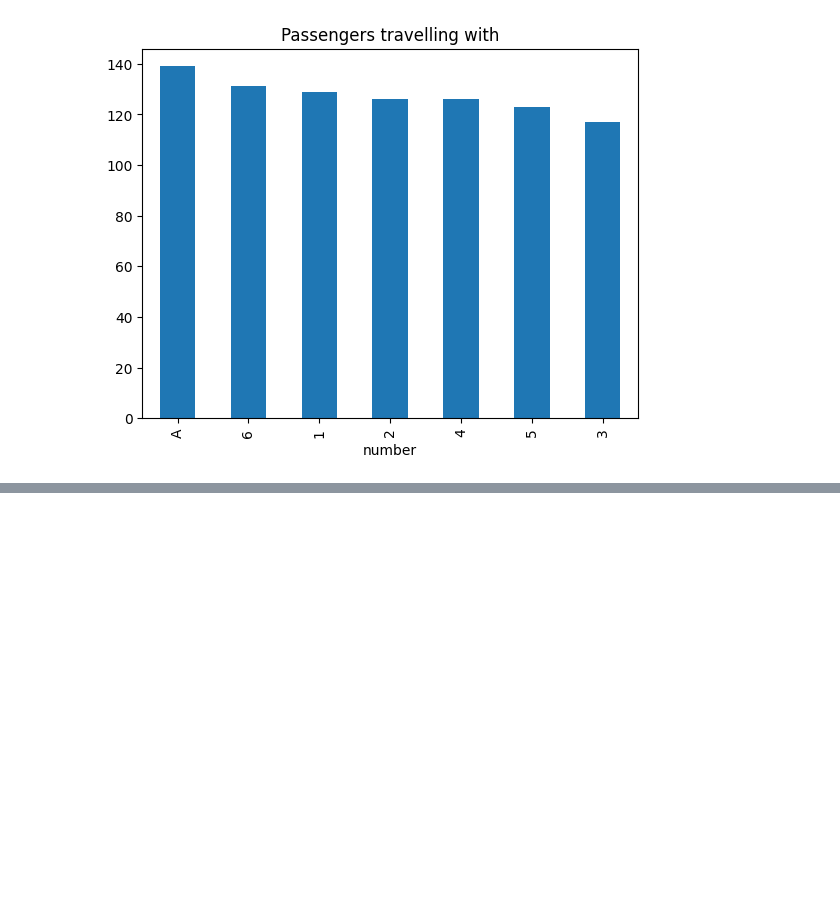
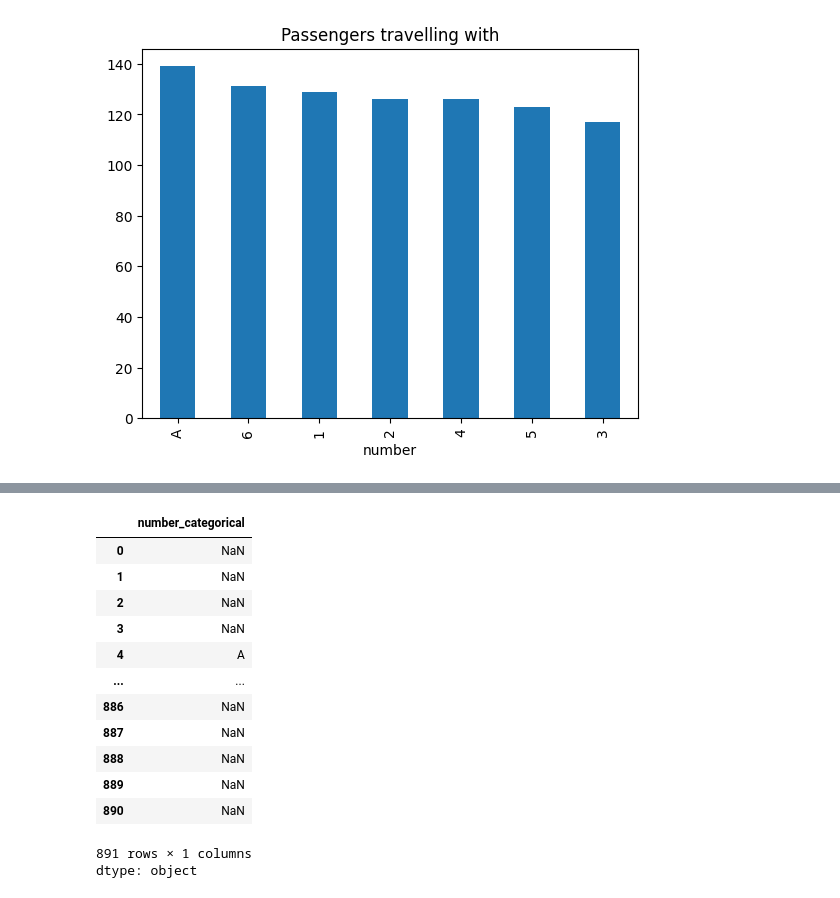
Before and after one commit to Muhammad-Waleed-Source/Machine-Learning, a Jupyter notebook: Day-33/Handling-mixed-variables.ipynb, the cells around one changed output, grey strips where cells are left out. Cells and saved outputs as stored; diff of their text form; code cells hidden in the pictures; blank space fills up the shorter version.

```diff
--- a/Day-33/Handling-mixed-variables.ipynb
+++ b/Day-33/Handling-mixed-variables.ipynb
@@ -41,0 +63,19 @@ Text(0.5, 1.0, 'Passengers travelling with')
+# %%
+df['number_categorical'] = np.where(df['number_numerical'].isnull(), df['number'], np.nan)
+
+df['number_categorical']
+# %% [output]
+|  | number_categorical |
+| 0 | NaN |
+| 1 | NaN |
+| 2 | NaN |
+| 3 | NaN |
+| 4 | A |
+| ... | ... |
+| 886 | NaN |
+| 887 | NaN |
+| 888 | NaN |
+| 889 | NaN |
+| 890 | NaN |
+891 rows × 1 columns
+dtype: object
```
Also changed, not shown: parts of 3 cells of this notebook.
